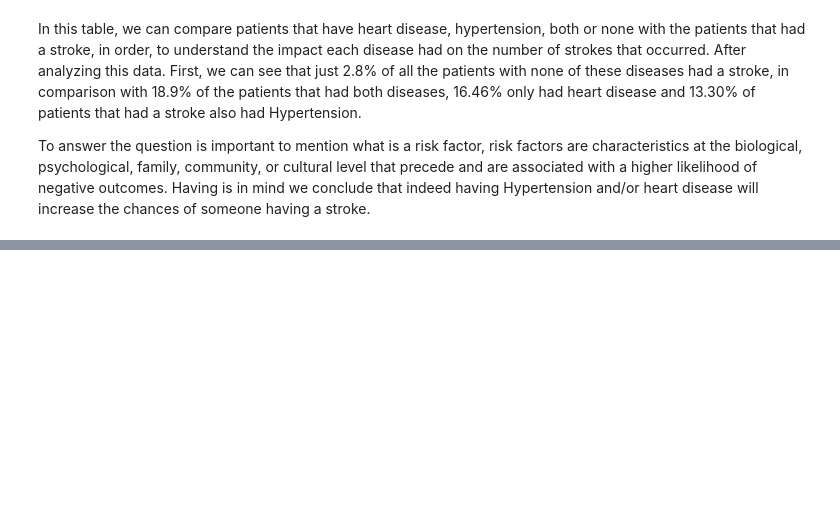
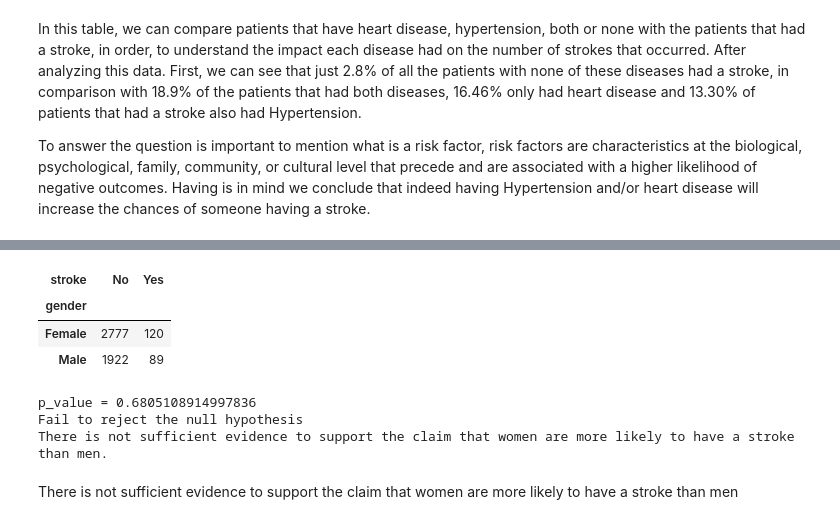
Before and after one commit to DianaGRM/Project_1, a Jupyter notebook: Stroke_Prediction .ipynb, the cells around one changed output, grey strips where cells are left out. Drawn from its saved outputs; the diff is of its cells as text; code cells hidden in the pictures; blank space fills up the shorter version.

```diff
--- a/Stroke_Prediction .ipynb
+++ b/Stroke_Prediction .ipynb
@@ -428,0 +538,30 @@ To answer the question is important to mention what is a risk factor, risk facto
+# %%
+sex_table_df = pd.crosstab(gender_df['gender'], gender_df['stroke'])
+sex_table_df
+# %% [output]
+| stroke | No | Yes |
+| gender |  |  |
+| Female | 2777 | 120 |
+| Male | 1922 | 89 |
+# %%
+# import dependency for hyptesis testing
+from scipy.stats import chi2_contingency
+
+# Perform the chi-square test
+res = chi2_contingency(sex_table_df)
+p_value = res.pvalue
+print(f'p_value = {p_value}')
+
+# Compare the p-value to the significance level
+if p_value < alpha:
+    print("Reject the null hypothesis")
+    print("There is evidence to suggest that women are more likely to have a stroke than men.")
+else:
+    print("Fail to reject the null hypothesis")
+    print("There is not sufficient evidence to support the claim that women are more likely to have a stroke than men.")
+# %% [output]
+p_value = 0.6805108914997836
+Fail to reject the null hypothesis
+There is not sufficient evidence to support the claim that women are more likely to have a stroke than men.
+# %% [markdown]
+There is not sufficient evidence to support the claim that women are more likely to have a stroke than men
```
Also changed, not shown: parts of 11 cells of this notebook, 2 other files.
